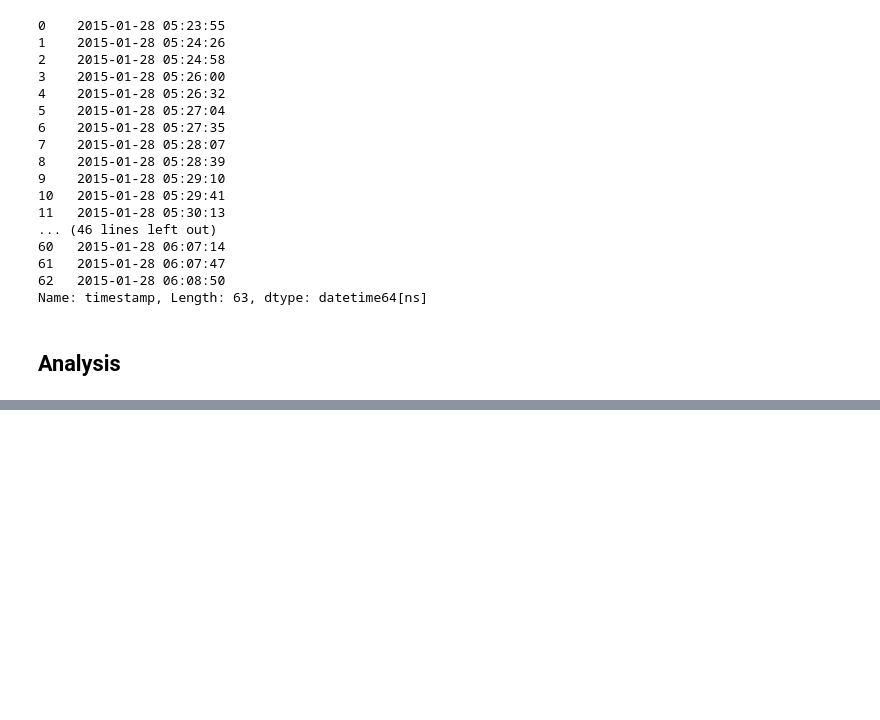
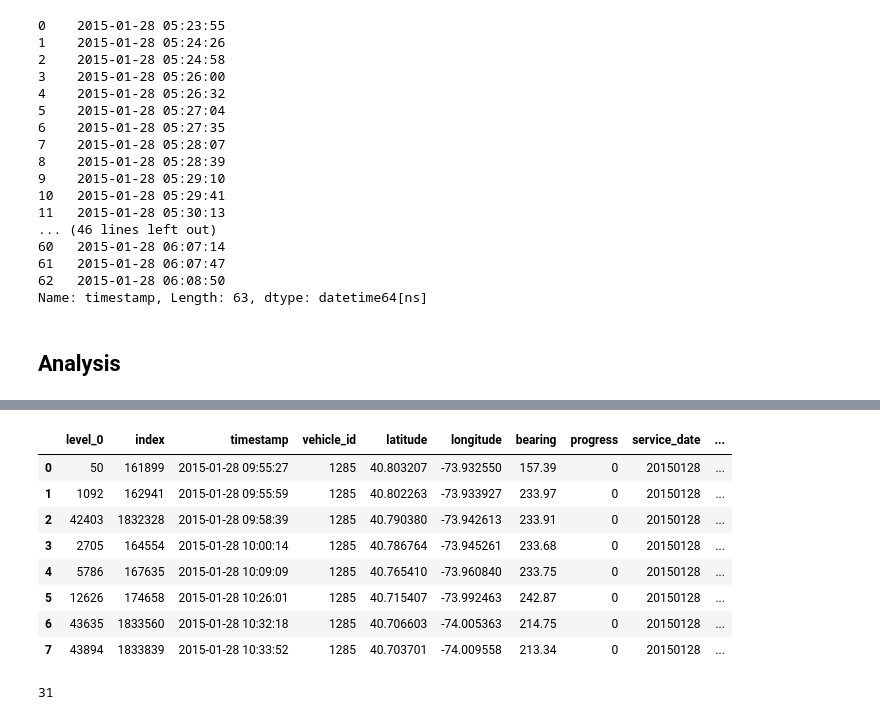
Before and after one commit to parthshah93/ads_2017, a Jupyter notebook: bustime_SK.ipynb, the cells around one changed output, grey strips where cells are left out. Drawn from its saved outputs; the diff is of its cells as text; code cells hidden in the pictures; blank space fills up the shorter version.

```diff
--- a/bustime_SK.ipynb
+++ b/bustime_SK.ipynb
@@ -285,0 +347,52 @@ Analysis(trip_002000_M15_2, trip_028500_SBS15_1)
+# %%
+def e_anaysis(df, Share_eStop):
+### cleaning the clean_df1 and clean_df2 for only sharing bus_stop
+#     SR = clean_df1[clean_df1.stop_name.isin(Share_Stop)].reset_index(drop = True) ## Sharing regular bus stop
+    clean_df2 = df.drop_duplicates(subset = 'stop_name', keep = 'first').reset_index(drop = True)
+    SE = clean_df2[clean_df2.stop_name.isin(Share_eStop)].reset_index(drop = True) ## sharing expresss bus stop
+#     df_join = SR.join(SE, lsuffix = '_regular', rsuffix = '_express')
+#     df_join.dropna(axis = 0)
+
+
+    #### calculating speed
+    express_speed = []
+#     regular_speed = []
+
+    for i in range(len(SE)-1):
+            # for SBS bus
+            ed = SE.dist_along_route.values.astype(float)[i+1] \
+            - SE.dist_along_route.values.astype(float)[i]
+#
+            et = (SE.timestamp[i+1] - SE.timestamp[i]).seconds
+            express_speed.append(((ed/1000 * 0.625) /et) * 3600)
+
+#             # Regular bus
+
+#             rd = df_join.dist_along_route_regular.values.astype(float)[i+1] \
+#             - df_join.dist_along_route_regular.values.astype(float)[i]
+
+#             rt = (df_join.timestamp_regular[i+1] - df_join.timestamp_regular[i]).seconds
+#             regular_speed.append(((rd/1000 * 0.625) / rt) * 3600)
+
+    ### making average_speed data frame
+
+    cols = {'express_mph' : express_speed}
+    mph = pd.DataFrame(cols)
+    df_express = SE.join(mph)
+    return(df_express)
+# %%
+e_anaysis(trip_028500_SBS15_1, Share_eStop)
+# %% [output]
+|  | level_0 | index | timestamp | vehicle_id | latitude | longitude | bearing | progress | service_date | ... |
+| 0 | 50 | 161899 | 2015-01-28 09:55:27 | 1285 | 40.803207 | -73.932550 | 157.39 | 0 | 20150128 | ... |
+| 1 | 1092 | 162941 | 2015-01-28 09:55:59 | 1285 | 40.802263 | -73.933927 | 233.97 | 0 | 20150128 | ... |
+| 2 | 42403 | 1832328 | 2015-01-28 09:58:39 | 1285 | 40.790380 | -73.942613 | 233.91 | 0 | 20150128 | ... |
+| 3 | 2705 | 164554 | 2015-01-28 10:00:14 | 1285 | 40.786764 | -73.945261 | 233.68 | 0 | 20150128 | ... |
+| 4 | 5786 | 167635 | 2015-01-28 10:09:09 | 1285 | 40.765410 | -73.960840 | 233.75 | 0 | 20150128 | ... |
+| 5 | 12626 | 174658 | 2015-01-28 10:26:01 | 1285 | 40.715407 | -73.992463 | 242.87 | 0 | 20150128 | ... |
+| 6 | 43635 | 1833560 | 2015-01-28 10:32:18 | 1285 | 40.706603 | -74.005363 | 214.75 | 0 | 20150128 | ... |
+| 7 | 43894 | 1833839 | 2015-01-28 10:33:52 | 1285 | 40.703701 | -74.009558 | 213.34 | 0 | 20150128 | ... |
+# %%
+len(group[0])
+# %% [output]
+31
```
Also changed, not shown: parts of 9 cells of this notebook.
